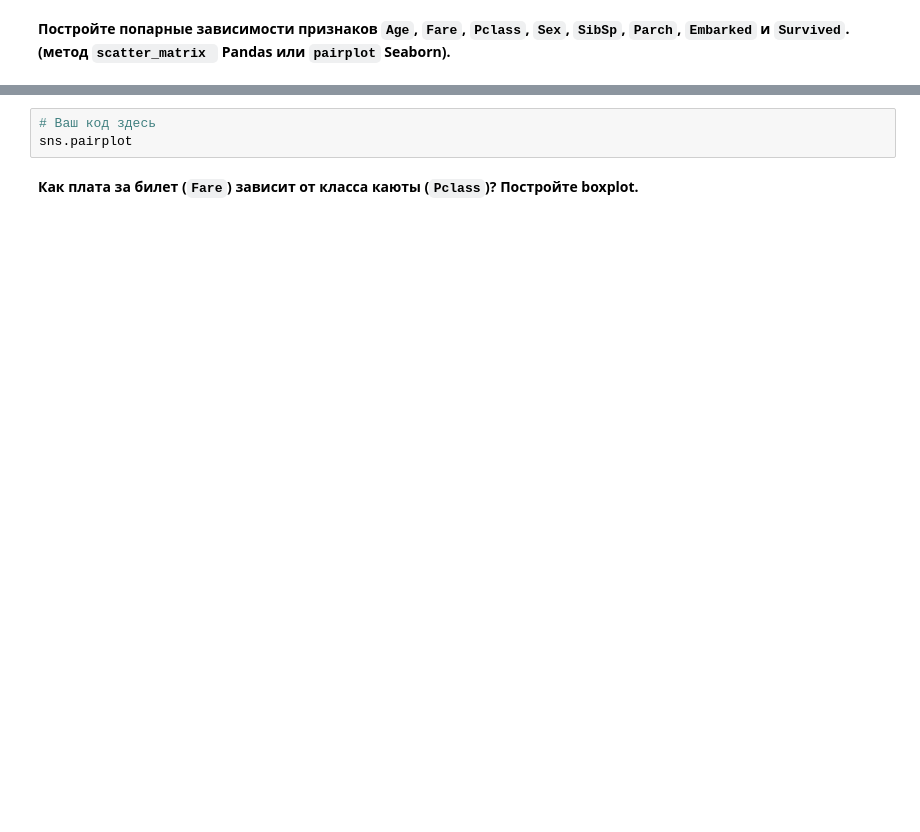
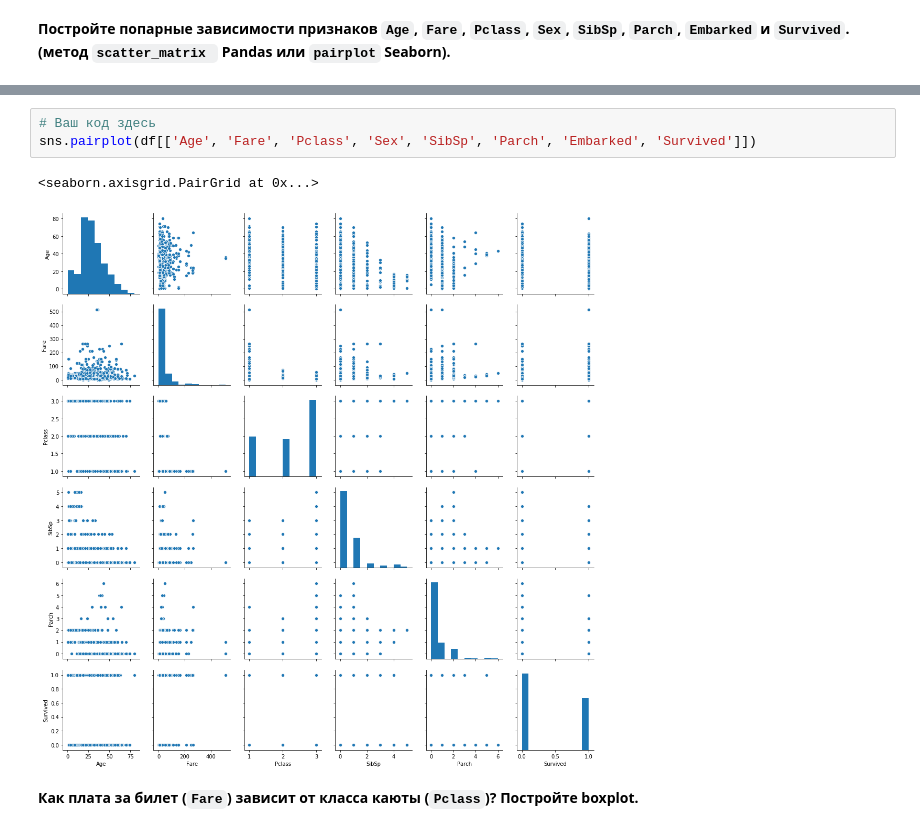
Before and after one commit to AV272/Programming, a Jupyter notebook: Machine learning/ODS course/lesson2_visualization/lesson2_practice_visual_titanic.ipynb, the cells around one changed output, grey strips where cells are left out. Drawn from its saved outputs; the diff is of its cells as text; blank space fills up the shorter version.

```diff
--- a/Machine learning/ODS course/lesson2_visualization/lesson2_practice_visual_titanic.ipynb
+++ b/Machine learning/ODS course/lesson2_visualization/lesson2_practice_visual_titanic.ipynb
@@ -70,6 +84,9 @@ df = df.drop('Cabin', axis=1).dropna()
 # %%
 # Ваш код здесь
-sns.pairplot
+sns.pairplot(df[['Age', 'Fare', 'Pclass', 'Sex', 'SibSp', 'Parch', 'Embarked', 'Survived']])
+# %% [output]
+<seaborn.axisgrid.PairGrid at 0x...>
+[figure, added]
 # %% [markdown]
 **Как плата за билет (`Fare`) зависит от класса каюты (`Pclass`)? Постройте boxplot.**
 # %%
```
Also changed, not shown: parts of 13 cells of this notebook, 2 other files.
